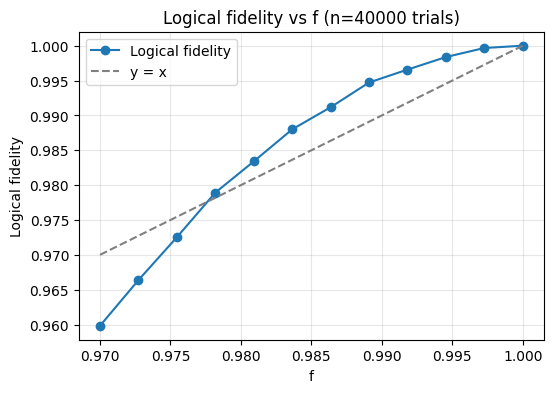
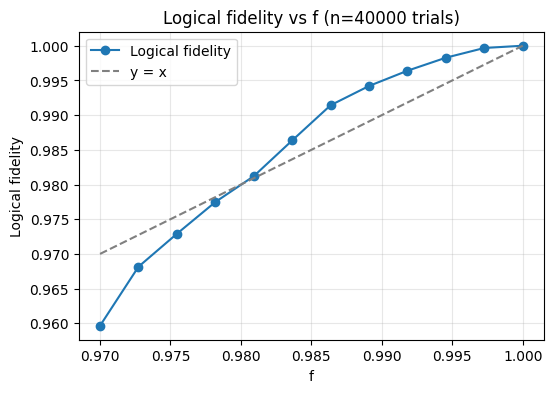
The change to this notebook cell's code, shown as a diff; its figure went from the first image to the second:
--- before
+++ after
@@ -1,3 +1,4 @@
 import matplotlib.pyplot as plt
+import pandas as pd
 
 # Parallel Monte Carlo sweep: average logical fidelity across many trials for each physical fidelity value.
@@ -17,11 +18,18 @@
 
 def _run_trial(task: tuple[int, float]) -> tuple[int, int]:
-    """Run one Monte Carlo sample for the requested fidelity index and report the observed error bit."""
+    """Run one Monte Carlo sample for one fidelity point.
+
+    Args:
+        task: Tuple of sweep index and physical fidelity value.
+
+    Returns:
+        tuple[int, int]: Sweep index and logical-error bit.
+    """
     f_idx, f_value = task
     system = ABCD_System()
     system.initial_q_comm_noise_v1(f=f_value)
     system.q_data_comm_tele_cnot(gate_missing_rate=0.0, gate_fidelity=1.0)
-    system.q_data_B_local_BSM(BSM_noise=(1-f_value) * 0.02)
-    system.q_data_C_local_BSM(BSM_noise=(1-f_value) * 0.015)
+    system.q_data_B_local_BSM(BSM_noise=(1 - f_value) * 0.02)
+    system.q_data_C_local_BSM(BSM_noise=(1 - f_value) * 0.015)
     system.error_correction_on_BSM_bits()
     _, _, z_error_two_ends, x_error_two_ends = system.syndrome_measurement_two_ends()
@@ -58,13 +66,25 @@
 logical_fidelities = np.asarray(logical_fidelities)
 
+summary_df = pd.DataFrame(
+    {
+        "f": f_list,
+        "logical_fidelity": logical_fidelities,
+        "logical_infidelity": logical_infidelities,
+        "error_count": error_counts,
+        "n_trials": n_ins,
+    }
+)
+
 plt.figure(figsize=(6, 4))
-plt.plot(f_list, logical_fidelities, marker='o', label='Logical fidelity')
-plt.plot(f_list, f_list, linestyle='--', color='gray', label='y = x')
-plt.xlabel('f')
-plt.ylabel('Logical fidelity')
+plt.plot(f_list, logical_fidelities, marker="o", label="Logical fidelity")
+plt.plot(f_list, f_list, linestyle="--", color="gray", label="y = x")
+plt.xlabel("f")
+plt.ylabel("Logical fidelity")
 # plt.ylim(0.90, 1.00)
-plt.title(f'Logical fidelity vs f (n={n_ins} trials)')
+plt.title(f"Logical fidelity vs f (n={n_ins} trials)")
 plt.grid(True, alpha=0.3)
 plt.legend()
 plt.show()
 
+print("Monte Carlo sweep summary:")
+print(summary_df.to_string(index=False, float_format=lambda value: f"{value:.6f}"))

Commit: reduced wall clock time